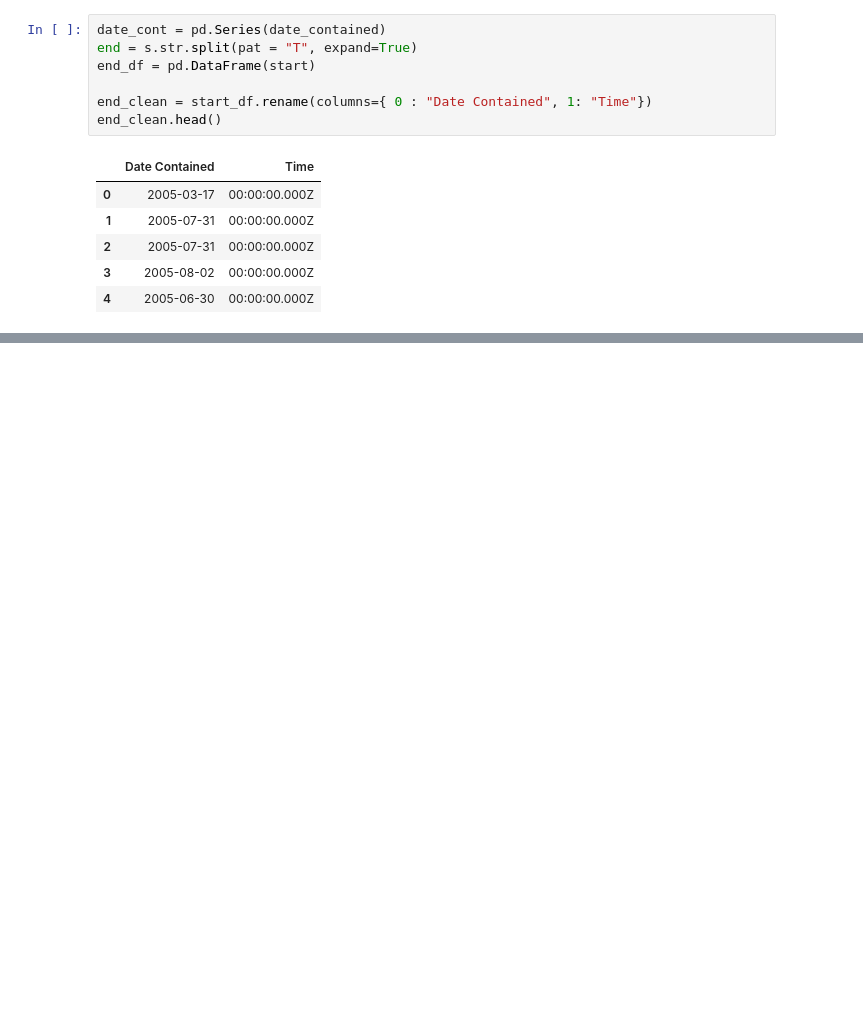
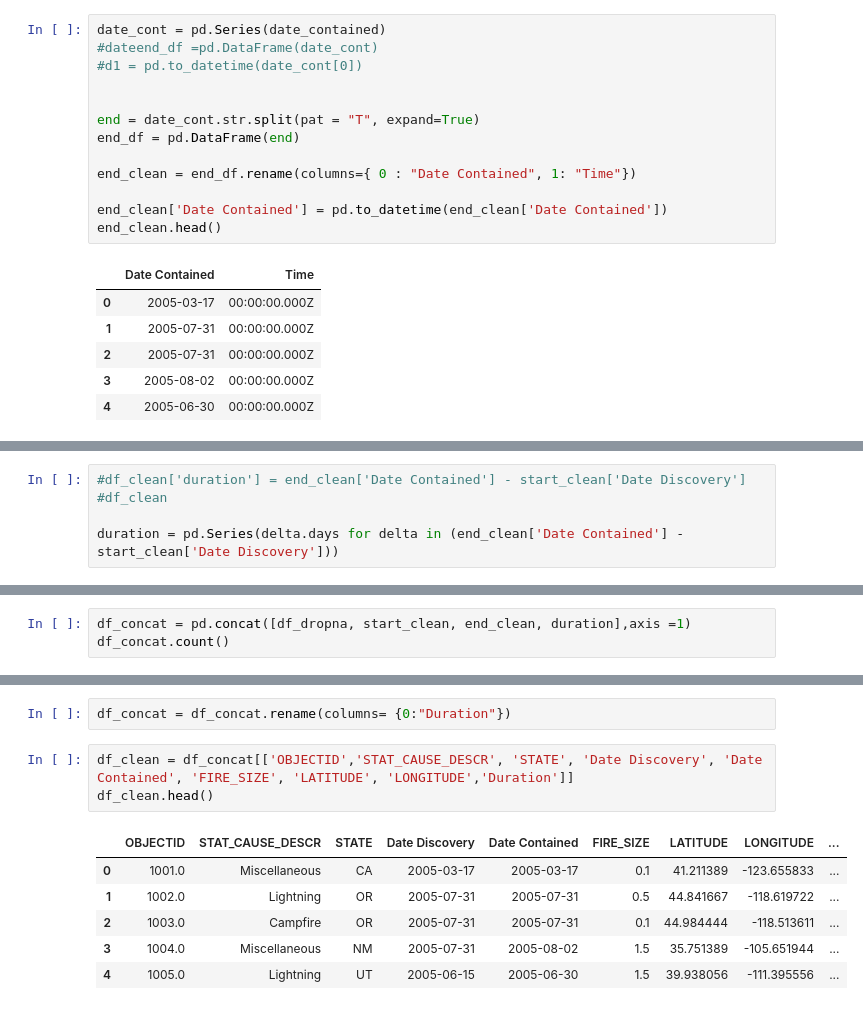
Before and after one commit to meharperjr/WyldFyrez, a Jupyter notebook: WyldFyres.ipynb, the cells around one changed output, grey strips where cells are left out. Cells and saved outputs as stored; diff of their text form; blank space fills up the shorter version.

```diff
--- a/WyldFyres.ipynb
+++ b/WyldFyres.ipynb
@@ -73,9 +79,15 @@ start_clean.head()
 # %%
 date_cont = pd.Series(date_contained)
-end = s.str.split(pat = "T", expand=True)
-end_df = pd.DataFrame(start)
+#dateend_df =pd.DataFrame(date_cont)
+#d1 = pd.to_datetime(date_cont[0])
 
-end_clean = start_df.rename(columns={ 0 : "Date Contained", 1: "Time"})
+
+end = date_cont.str.split(pat = "T", expand=True)
+end_df = pd.DataFrame(end)
+
+end_clean = end_df.rename(columns={ 0 : "Date Contained", 1: "Time"})
+
+end_clean['Date Contained'] = pd.to_datetime(end_clean['Date Contained'])
 end_clean.head()
 # %% [output]
 |  | Date Contained | Time |
@@ -109,0 +99,5 @@ dtype: object
+# %%
+#df_clean['duration'] = end_clean['Date Contained'] - start_clean['Date Discovery']
+#df_clean
+
+duration = pd.Series(delta.days for delta in (end_clean['Date Contained'] - start_clean['Date Discovery']))
@@ -109,0 +132,3 @@ dtype: object
+# %%
+df_concat = pd.concat([df_dropna, start_clean, end_clean, duration],axis =1)
+df_concat.count()
@@ -109,0 +150,12 @@ dtype: object
+# %%
+df_concat = df_concat.rename(columns= {0:"Duration"})
+# %%
+df_clean = df_concat[['OBJECTID','STAT_CAUSE_DESCR', 'STATE', 'Date Discovery', 'Date Contained', 'FIRE_SIZE', 'LATITUDE', 'LONGITUDE','Duration']]
+df_clean.head()
+# %% [output]
+|  | OBJECTID | STAT_CAUSE_DESCR | STATE | Date Discovery | Date Contained | FIRE_SIZE | LATITUDE | LONGITUDE | ... |
+| 0 | 1001.0 | Miscellaneous | CA | 2005-03-17 | 2005-03-17 | 0.1 | 41.211389 | -123.655833 | ... |
+| 1 | 1002.0 | Lightning | OR | 2005-07-31 | 2005-07-31 | 0.5 | 44.841667 | -118.619722 | ... |
+| 2 | 1003.0 | Campfire | OR | 2005-07-31 | 2005-07-31 | 0.1 | 44.984444 | -118.513611 | ... |
+| 3 | 1004.0 | Miscellaneous | NM | 2005-07-31 | 2005-08-02 | 1.5 | 35.751389 | -105.651944 | ... |
+| 4 | 1005.0 | Lightning | UT | 2005-06-15 | 2005-06-30 | 1.5 | 39.938056 | -111.395556 | ... |
```
Also changed, not shown: parts of 15 cells of this notebook.
